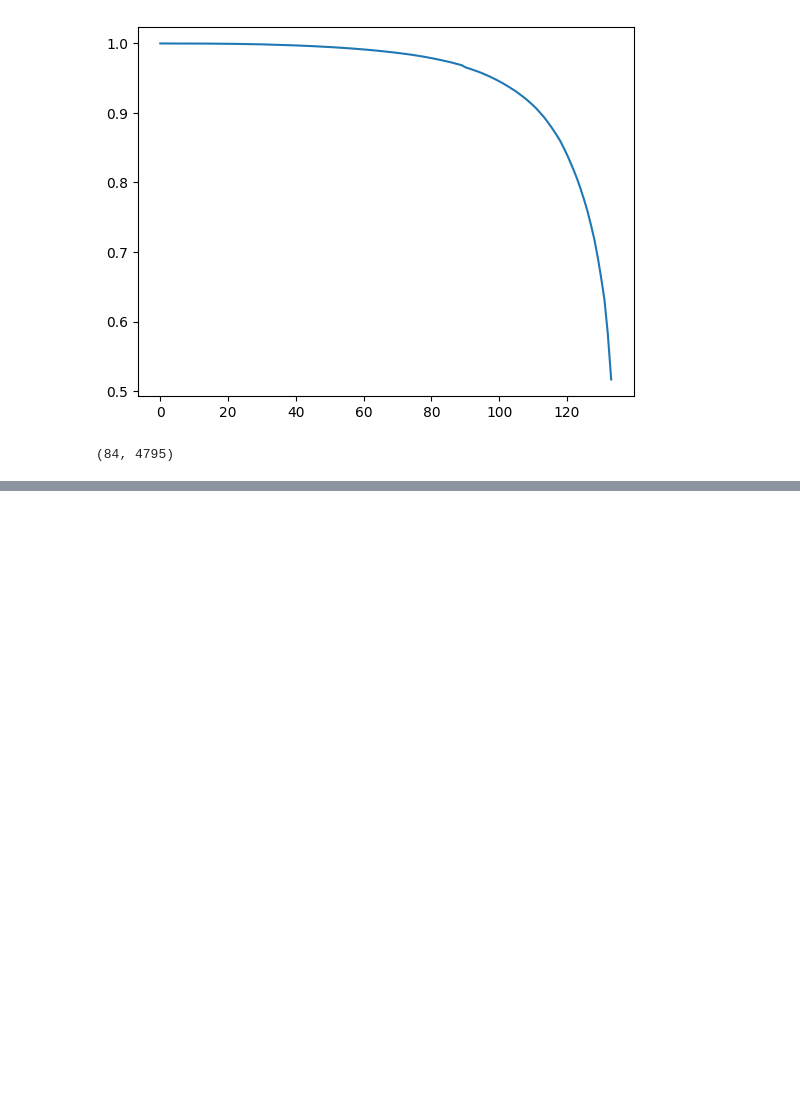
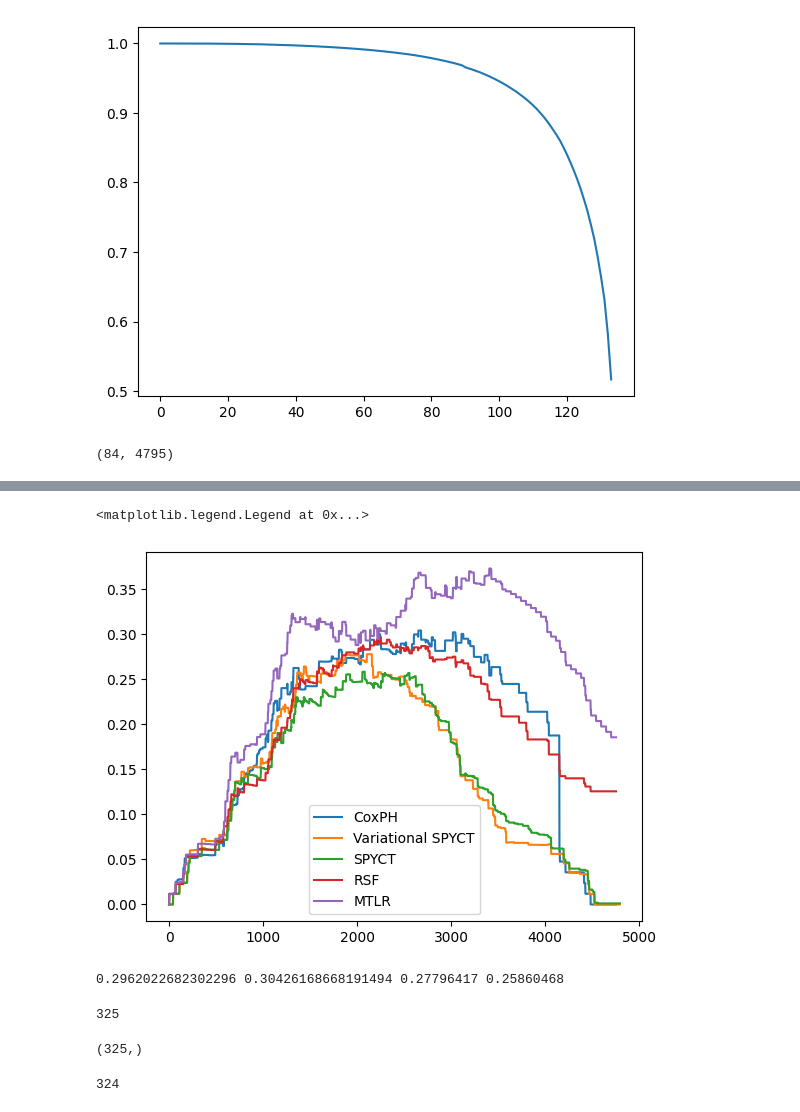
Before and after one commit to viksa98/variational_spyct, a Jupyter notebook: notebooks/04_R_Survival_datasets.ipynb, the cells around one changed output, grey strips where cells are left out. Drawn from its saved outputs; the diff is of its cells as text; code cells hidden in the pictures; blank space fills up the shorter version.

```diff
--- a/notebooks/04_R_Survival_datasets.ipynb
+++ b/notebooks/04_R_Survival_datasets.ipynb
@@ -221,0 +245,31 @@ from pysurvival.models.multi_task import LinearMultiTaskModel
+# %%
+plt.plot(bs_test[41:], label='CoxPH')
+plt.plot(bs_test2, label='Variational SPYCT')
+plt.plot(bs_test3, label='SPYCT')
+plt.plot(bs_test_rsf[41:], label='RSF')
+plt.plot(bs_test_mtlr[41:], label='MTLR')
+plt.legend()
+# %% [output]
+<matplotlib.legend.Legend at 0x...>
+[figure, added]
+# %%
+print(bs_test_rsf[41:].max(),
+bs_test[41:].max(),
+bs_test2.max(),
+bs_test3.max())
+# %% [output]
+0.2962022682302296 0.30426168668191494 0.27796417 0.25860468
+# %%
+from pysurvival.utils.metrics import brier_score
+example_bs = brier_score(rsf, X_test, T_test, E_test, t_max=None)
+plt.plot(example_bs[1])
+# %% [output]
+325
+# %%
+np.array(example_bs[1]).shape
+# %% [output]
+(325,)
+# %%
+np.expand_dims(example_bs[1], axis=0).shape[1]-1
+# %% [output]
+324
```
Also changed, not shown: parts of 15 cells of this notebook, 5 other files.
